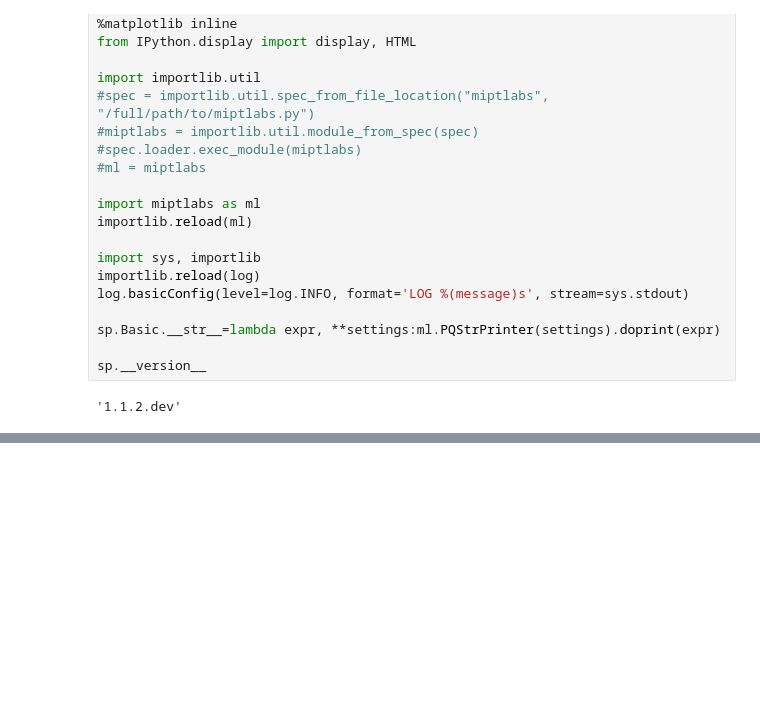
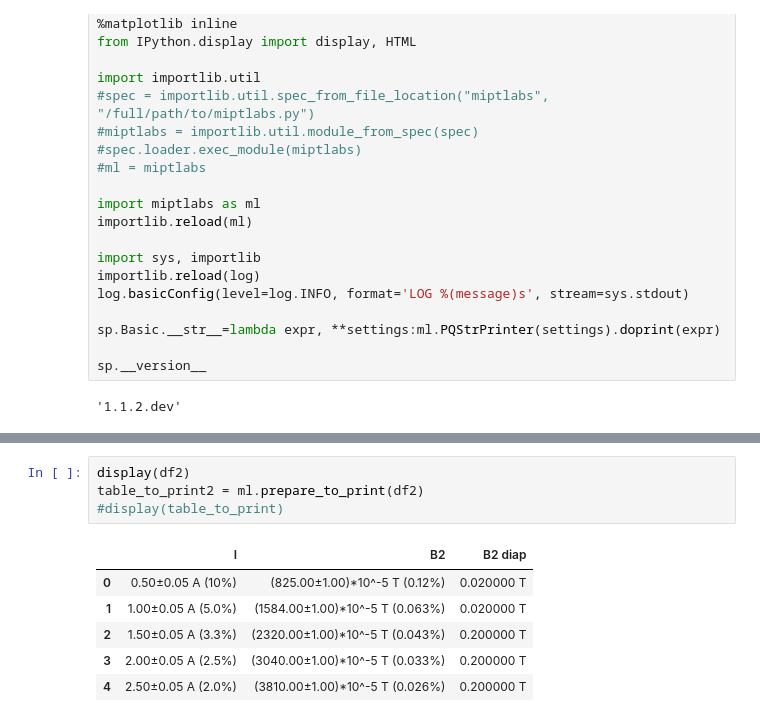
Before and after one commit to Wiki-fan/miptlabs, a Jupyter notebook: lab1.2.ipynb, the cells around one changed output, grey strips where cells are left out. Cells and saved outputs as stored; diff of their text form; blank space fills up the shorter version.

```diff
--- a/lab1.2.ipynb
+++ b/lab1.2.ipynb
@@ -79,0 +81,11 @@ ml.write_latex('lab2.1 table1.tex', table_to_print[table_to_print.columns])
+# %%
+display(df2)
+table_to_print2 = ml.prepare_to_print(df2)
+#display(table_to_print)
+# %% [output]
+|  | I | B2 | B2 diap |
+| 0 | 0.50±0.05 A (10%) | (825.00±1.00)*10^-5 T (0.12%) | 0.020000 T |
+| 1 | 1.00±0.05 A (5.0%) | (1584.00±1.00)*10^-5 T (0.063%) | 0.020000 T |
+| 2 | 1.50±0.05 A (3.3%) | (2320.00±1.00)*10^-5 T (0.043%) | 0.200000 T |
+| 3 | 2.00±0.05 A (2.5%) | (3040.00±1.00)*10^-5 T (0.033%) | 0.200000 T |
+| 4 | 2.50±0.05 A (2.0%) | (3810.00±1.00)*10^-5 T (0.026%) | 0.200000 T |
```
Also changed, not shown: parts of 20 cells of this notebook, 4 other files.
